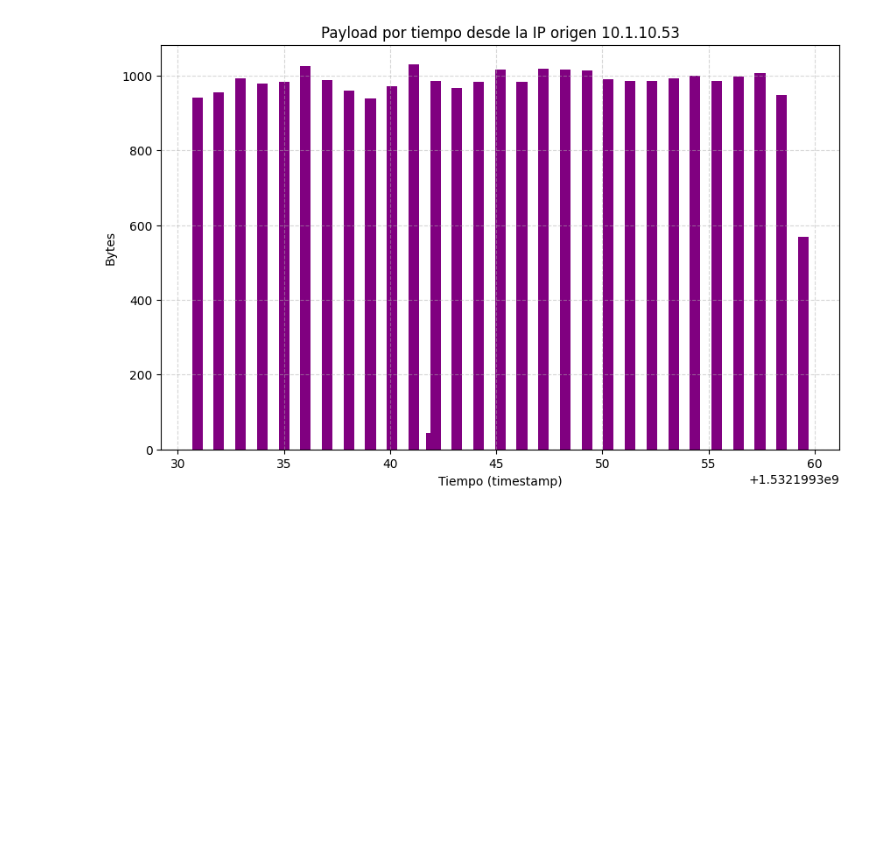
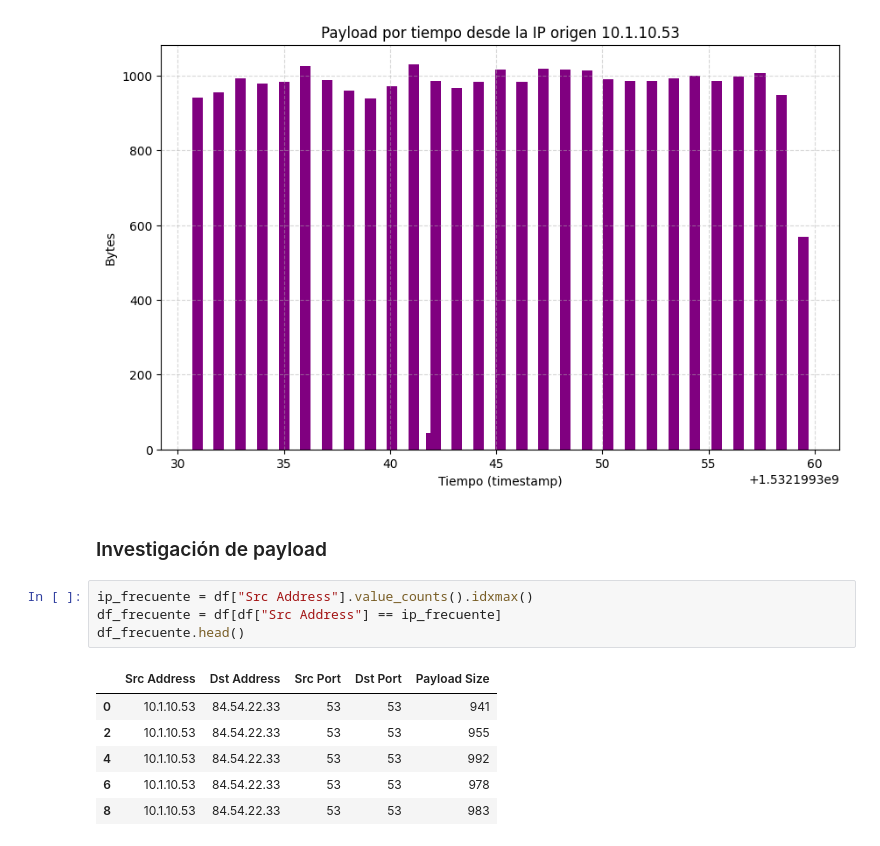
Before and after one commit to Jskenpo/LAB6_SDS, a Jupyter notebook: traffic.ipynb, the cells around one changed output. Drawn from its saved outputs; the diff is of its cells as text; blank space fills up the shorter version.

Commit message:
investgacion de payload

```diff
--- a/traffic.ipynb
+++ b/traffic.ipynb
@@ -268,3 +268,16 @@ plt.grid(True, linestyle='--', alpha=0.5)
 plt.show()
 # %% [output]
 [figure]
+# %% [markdown]
+### Investigación de payload
+# %%
+ip_frecuente = df["Src Address"].value_counts().idxmax()
+df_frecuente = df[df["Src Address"] == ip_frecuente]
+df_frecuente.head()
+# %% [output]
+|  | Src Address | Dst Address | Src Port | Dst Port | Payload Size |
+| 0 | 10.1.10.53 | 84.54.22.33 | 53 | 53 | 941 |
+| 2 | 10.1.10.53 | 84.54.22.33 | 53 | 53 | 955 |
+| 4 | 10.1.10.53 | 84.54.22.33 | 53 | 53 | 992 |
+| 6 | 10.1.10.53 | 84.54.22.33 | 53 | 53 | 978 |
+| 8 | 10.1.10.53 | 84.54.22.33 | 53 | 53 | 983 |
```
Also changed, not shown: parts of 6 cells of this notebook.
